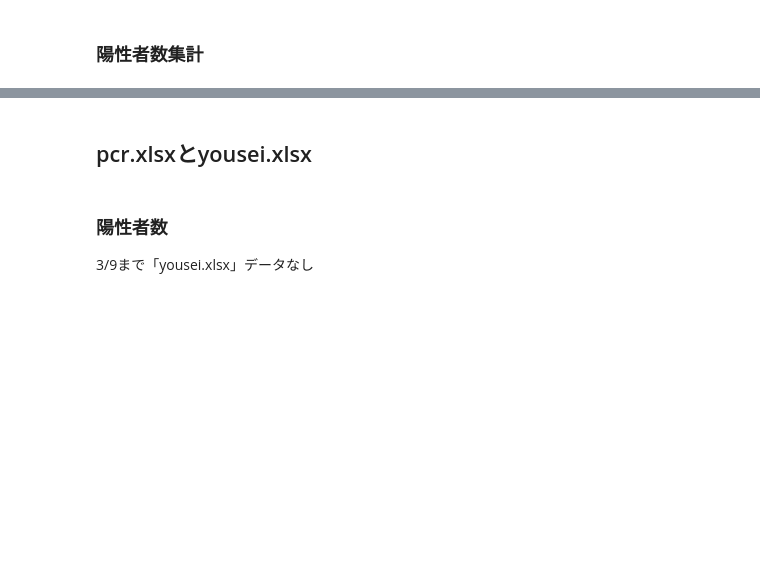
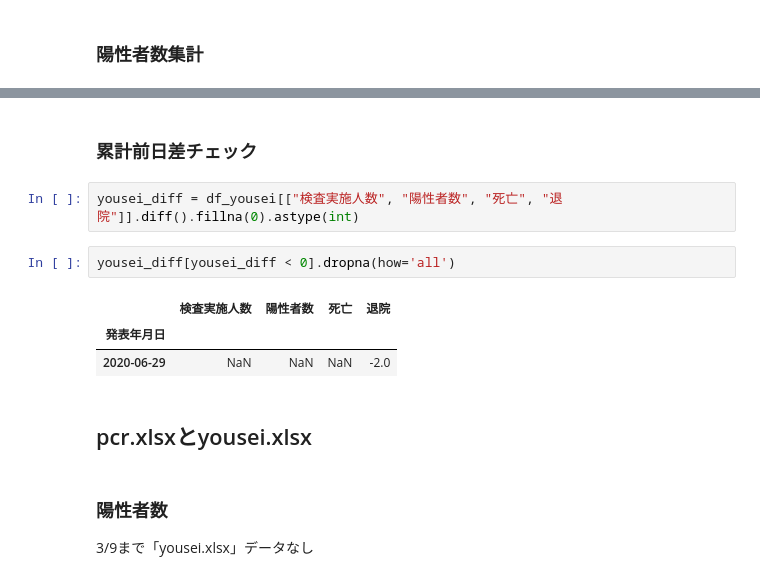
Before and after one commit to imabari/covid19-data, a Jupyter notebook: hyougo/hyougo_yousei_check.ipynb, the cells around one changed output, grey strips where cells are left out. Saved outputs shown, nothing was run; the diff lists cells and outputs as text; blank space fills up the shorter version.

```diff
--- a/hyougo/hyougo_yousei_check.ipynb
+++ b/hyougo/hyougo_yousei_check.ipynb
@@ -458,6 +504,16 @@ df_yousei[df_yousei["陽性者数"] != df_yousei["入院中（合計）"] + df_y
 # %% [output]
 |  | 検査実施人数 | 陽性者数 | 入院中（合計） | 入院中（中等症以下） | 入院中（重症） | 宿泊療養 | 死亡 | 退院 |
 | 発表年月日 |  |  |  |  |  |  |  |  |
+# %% [markdown]
+### 累計前日差チェック
+# %%
+yousei_diff = df_yousei[["検査実施人数", "陽性者数", "死亡", "退院"]].diff().fillna(0).astype(int)
+# %%
+yousei_diff[yousei_diff < 0].dropna(how='all')
+# %% [output]
+|  | 検査実施人数 | 陽性者数 | 死亡 | 退院 |
+| 発表年月日 |  |  |  |  |
+| 2020-06-29 | NaN | NaN | NaN | -2.0 |
 # %% [markdown]
 ## pcr.xlsxとyousei.xlsx
 # %% [markdown]
```
Also changed, not shown: parts of 24 cells of this notebook.
